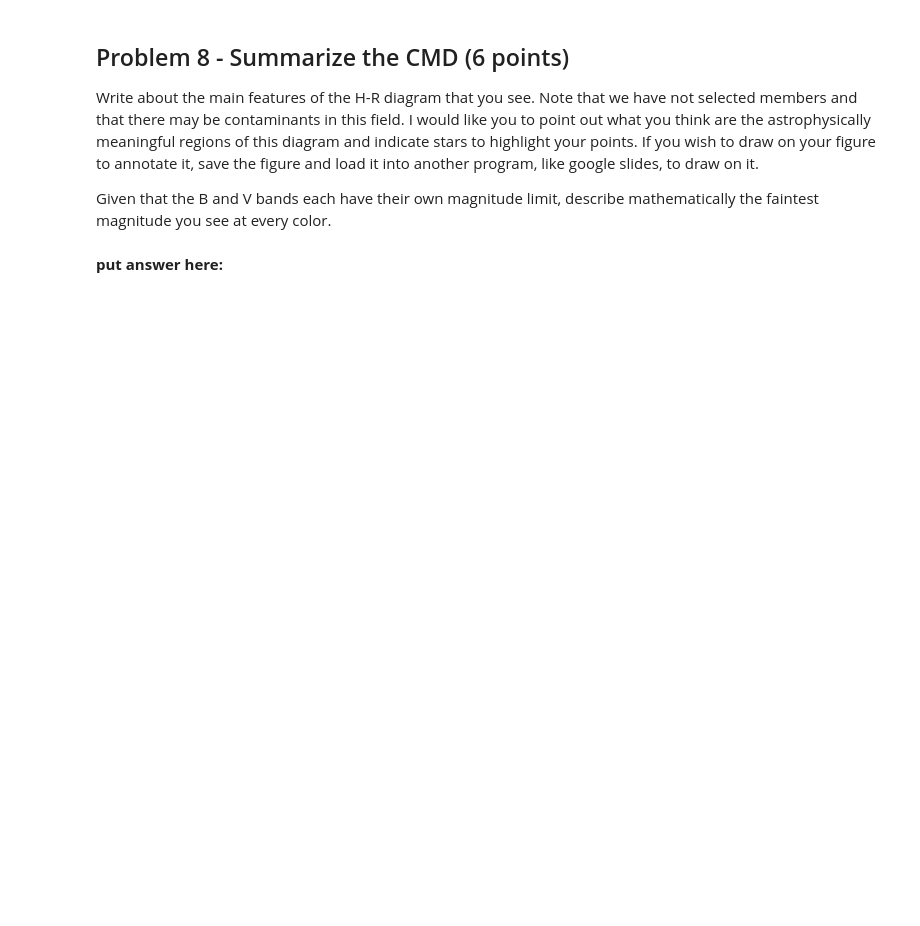
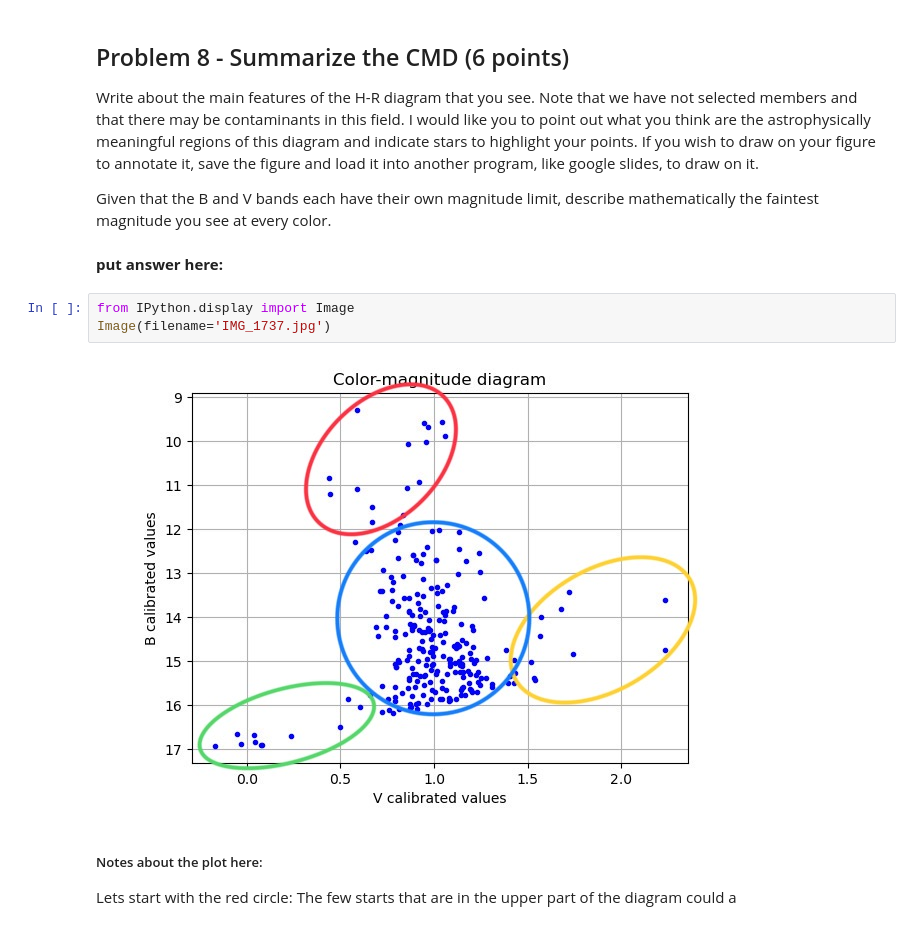
Before and after one commit to Lucc005/Reductionproject_student, a Jupyter notebook: cluster_photometry_student.ipynb, the cells around one changed output. Saved outputs shown, nothing was run; the diff lists cells and outputs as text; blank space fills up the shorter version.

```diff
--- a/cluster_photometry_student.ipynb
+++ b/cluster_photometry_student.ipynb
@@ -546,3 +576,10 @@ Write about the main features of the H-R diagram that you see.  Note that we hav
 Given that the B and V bands each have their own magnitude limit, describe mathematically the faintest magnitude you see at every color.
 # %% [markdown]
 **put answer here:**
+# %%
+from IPython.display import Image
+Image(filename='IMG_1737.jpg')
+# %% [output]
+[figure, added]
+# %% [markdown]
+<h5>Notes about the plot here: </h5> Lets start with the red circle: The few starts that are in the upper part of the diagram could a
```
Also changed, not shown: parts of 6 cells of this notebook.
